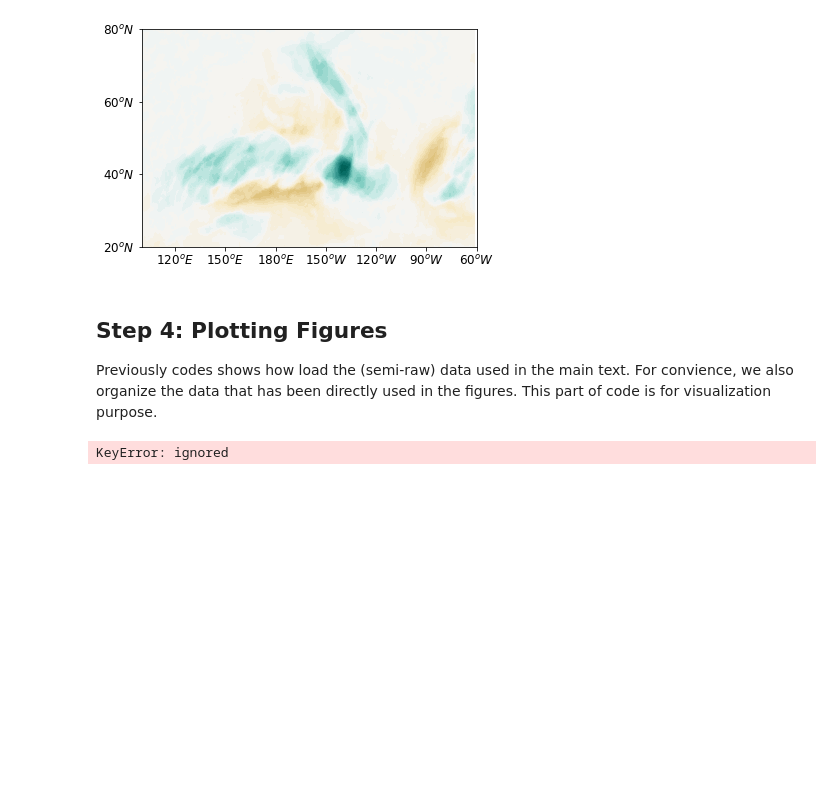
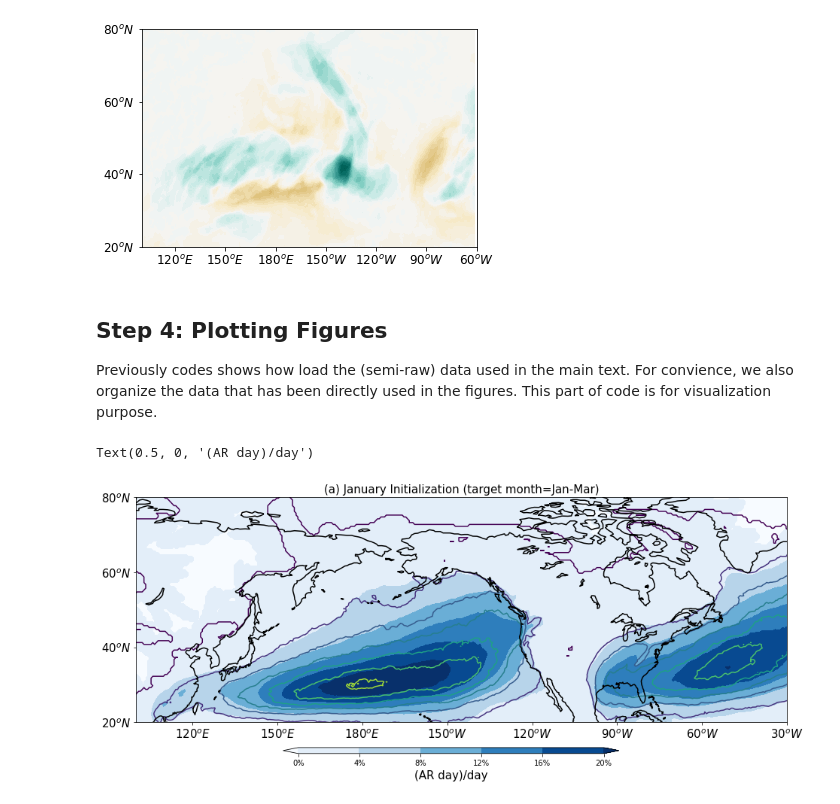
Before and after one commit to kuiper2000/kuiper2000.github.io, a Jupyter notebook: publication/AR_seasonal_prediction/PNAS_data.ipynb, the cells around one changed output. Drawn from its saved outputs; the diff is of its cells as text; code cells hidden in the pictures; blank space fills up the shorter version.

```diff
--- a/publication/AR_seasonal_prediction/PNAS_data.ipynb
+++ b/publication/AR_seasonal_prediction/PNAS_data.ipynb
@@ -198,32 +210,32 @@ yy              = data['yy']
 url             ='https://github.com/kuiper2000/kuiper2000.github.io/raw/master/publication/AR_seasonal_prediction/lat.bin'
 filename        = wget.download(url)
 f               = open("/content/lat.bin", "r")
 costal_lat      = np.fromfile(f, np.float32)
 
 url             ='https://github.com/kuiper2000/kuiper2000.github.io/raw/master/publication/AR_seasonal_prediction/lon.bin'
 filename        = wget.download(url)
 f               = open("/content/lon.bin", "r")
 costal_lon      = np.fromfile(f, np.float32)
 
 
 fig=plt.figure()
 clevs=np.arange(0,0.24,0.04)
 cs=plt.contourf(xx,yy,Jan_clim,clevs,cmap='Blues',extend='both')
 plt.plot(costal_lon,costal_lat,color='k')
 plt.contour(xx,yy,Jan_obs_clim,[0,0.04,0.08,0.12,0.16,0.2,0.24,0.28])
 plt.xlim(100,330)
 plt.xticks([120,150,180,210,240,270,300,330], ['$120^oE$', '$150^oE$', '$180^oE$', '$150^oW$', '$120^oW$','$90^oW$','$60^oW$','$30^oW$'],fontsize=15)
 plt.ylim(20,80)
 plt.yticks([20,40,60,80], ['$20^oN$', '$40^oN$', '$60^oN$', '$80^oN$'],fontsize=15)
 plt.title('(a) January Initialization (target month=Jan-Mar)',fontsize=15)
-ax.set_xticklabels([''],fontsize=15)
 
 
 fig.set_size_inches(15.5, 5.5)
 cbar_ax = fig.add_axes([0.3, 0.02, 0.4, 0.02])
 #cbar = fig.colorbar(cs, cax=cbar_ax, orientation='horizontal')
 cbar = fig.colorbar(cs, cax=cbar_ax, ticks=[0, 0.04, 0.08, 0.12, 0.16, 0.20],orientation='horizontal')
 cbar.ax.set_xticklabels(['0%', '4%', '8%','12%','16%','20%'])  # horizontal colorbar
 cbar.ax.set_xlabel('(AR day)/day',fontsize=15)  # horizontal colorbar
 # %% [output]
-KeyError: ignored
+Text(0.5, 0, '(AR day)/day')
+[figure, added]
```
Also changed, not shown: parts of 2 cells of this notebook, 1 other file.
